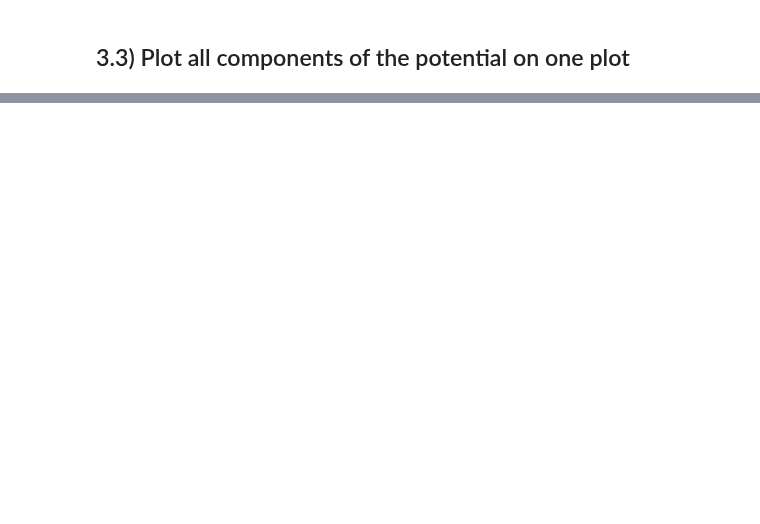
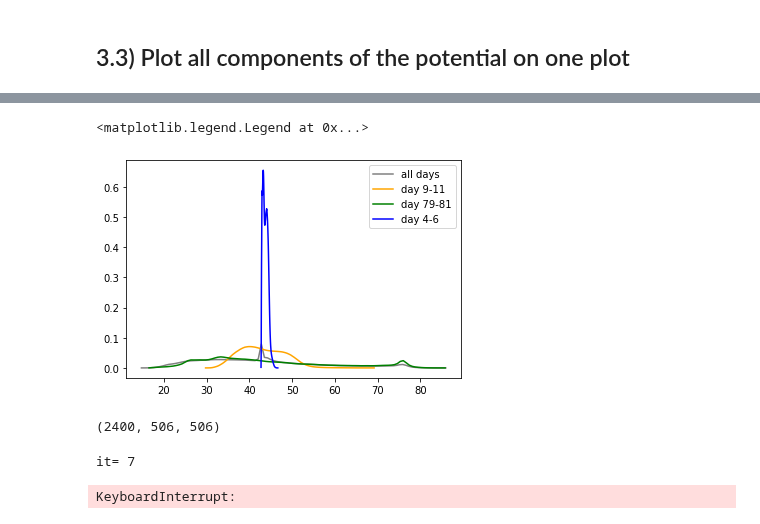
Before and after one commit to tbeucler/2019_WMI, a Jupyter notebook: dev/tbeucler/008_Figures_draft.ipynb, the cells around one changed output, grey strips where cells are left out. Drawn from its saved outputs; the diff is of its cells as text; code cells hidden in the pictures; blank space fills up the shorter version.

```diff
--- a/dev/tbeucler/008_Figures_draft.ipynb
+++ b/dev/tbeucler/008_Figures_draft.ipynb
@@ -657,0 +730,13 @@ plt.savefig(path_home+'A3_a.pdf',format='pdf')
+# %%
+BLUEstart = 4 #days
+ORANstart = 9 #days
+GREEstart = 79 #days
+
+ORANrgb = np.array([255,126,14])/255
+GREErgb = np.array([43,160,43])/255
+BLUErgb = np.array([31,119,179])/255
+# %%
+CWV_PDF_BLUE,BLUEedges = np.histogram(RCE300.TQV[(24*BLUEstart):(24*BLUEstart+48),:,:],bins=100,density=True)
+CWV_PDF_ORAN,ORANedges = np.histogram(RCE300.TQV[(24*ORANstart):(24*ORANstart+48),:,:],bins=100,density=True)
+CWV_PDF_GREE,GREEedges = np.histogram(RCE300.TQV[(24*GREEstart):(24*GREEstart+48),:,:],bins=100,density=True)
+CWV_PDF_GRAY,GRAYedges = np.histogram(RCE300.TQV[:],bins=100,density=True)
@@ -657,0 +748,24 @@ plt.savefig(path_home+'A3_a.pdf',format='pdf')
+# %%
+def edgTObin(edges):
+    return 0.5*(edges[1:]+edges[:-1])
+# %%
+plt.plot(edgTObin(GRAYedges),CWV_PDF_GRAY,color='gray',label='all days')
+plt.plot(edgTObin(ORANedges),CWV_PDF_ORAN,color='orange',label='day 9-11')
+plt.plot(edgTObin(GREEedges),CWV_PDF_GREE,color='green',label='day 79-81')
+plt.plot(edgTObin(BLUEedges),CWV_PDF_BLUE,color='blue',label='day 4-6')
+plt.legend()
+# %% [output]
+<matplotlib.legend.Legend at 0x...>
+[figure, added]
+# %%
+RCE300.TQV.shape
+# %% [output]
+(2400, 506, 506)
+# %%
+pdf = np.zeros((99,100))
+for it in range(99):
+    print('it=',it,'               ',end='\r')
+    pdf[it,:],tmp = np.histogram(RCE300.TQV[(24*it):(24*(it+2)),:,:],bins=GRAYedges,density=True)
+# %% [output]
+it= 7
+KeyboardInterrupt:
```
Also changed, not shown: parts of 22 cells of this notebook, 1 other file.
